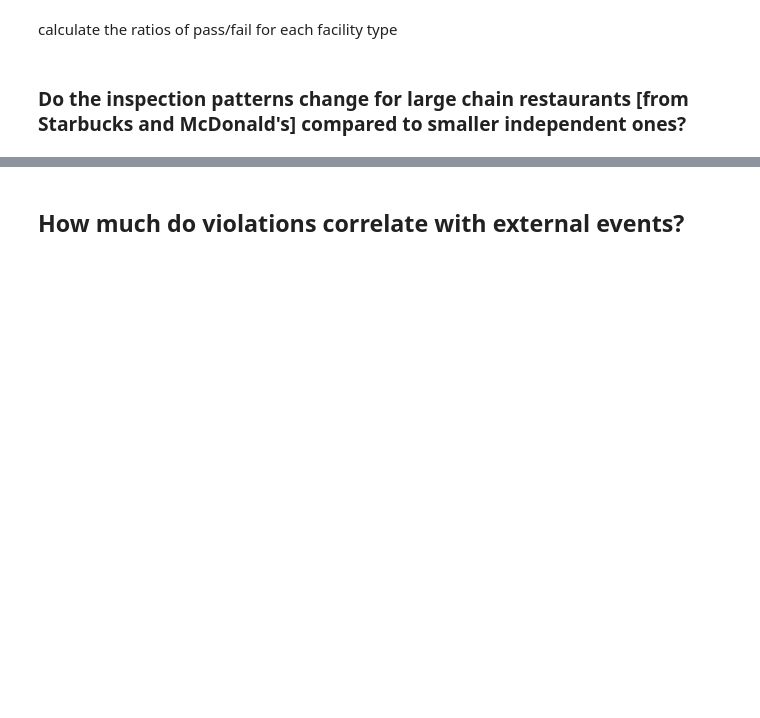
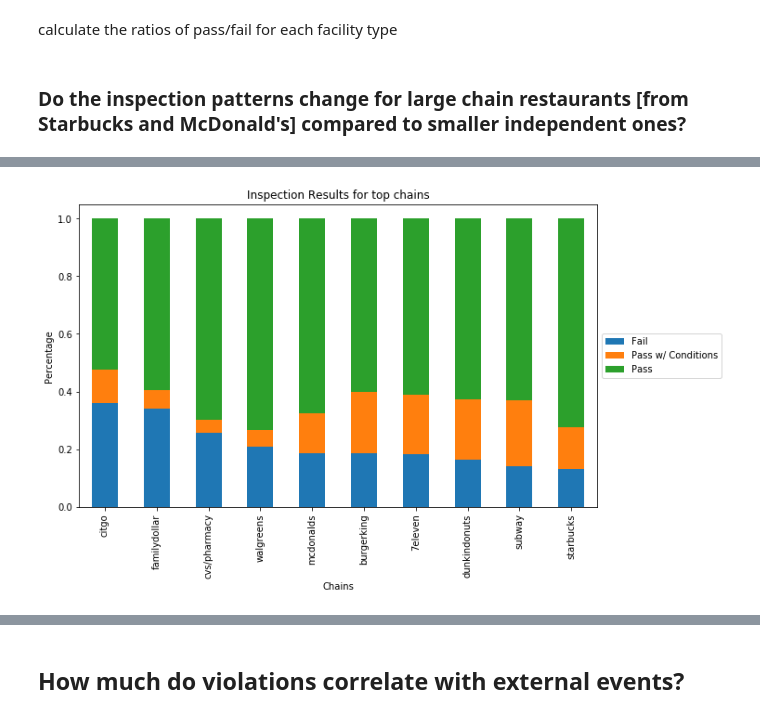
Before and after one commit to MNabegh/ADAknow, a Jupyter notebook: analysis.ipynb, the cells around one changed output, grey strips where cells are left out. Drawn from its saved outputs; the diff is of its cells as text; code cells hidden in the pictures; blank space fills up the shorter version.

```diff
--- a/analysis.ipynb
+++ b/analysis.ipynb
@@ -1743,0 +1717,12 @@ compare ratios of pass/fail/out-of-business/pass-with-conditions/not-yet-ready f
+# %%
+chicago_aka = chicago_df_noNan.copy()
+chicago_aka["aka_name"] = chicago_aka["aka_name"].str.replace("((\#\d+)|( )|(')|(-))","")
+chicago_aka["aka_name"] = chicago_aka["aka_name"].str.replace("starbuckscoffee","starbucks")
+
+nBranches = chicago_aka.groupby("aka_name").nunique()[["license"]]
+nBranches.sort_values("license", ascending=False, inplace=True)
+nBranches.rename(columns={"license":"n_establishments"}, inplace=True)
+nBranches = nBranches.reset_index()
+
+topChains = nBranches[:10]
+topChains
@@ -1743,0 +1806,11 @@ compare ratios of pass/fail/out-of-business/pass-with-conditions/not-yet-ready f
+# %%
+topResults = chicago_aka[chicago_aka["aka_name"].isin(topChains.aka_name)]
+topResults = topResults[topResults.results.isin(["Fail", "Pass", "Pass w/ Conditions"])]
+topResults = topResults.groupby(["aka_name","results"]).count()[["inspection_id"]]
+topResults = topResults.rename(columns={"inspection_id":"nInspections"})
+topResults['perc'] = topResults['nInspections']/topResults['nInspections'].groupby(["aka_name"]).sum()
+topResults = topResults[["perc"]].unstack()
+topResults.columns = topResults.columns.droplevel()
+topResults = topResults[["Fail", "Pass w/ Conditions", "Pass"]]
+topResults = topResults.sort_values("Fail",ascending=False)
+topResults
@@ -1743,0 +1830,8 @@ compare ratios of pass/fail/out-of-business/pass-with-conditions/not-yet-ready f
+# %%
+ax = topResults.plot.bar(stacked=True,figsize=(10,6),title="Inspection Results for top chains")
+ax.set_xlabel("Chains")
+ax.set_ylabel("Percentage")
+plt.legend(loc='center left', bbox_to_anchor=(1.0, 0.5))
+plt.show()
+# %% [output]
+[figure, added]
```
Also changed, not shown: parts of 69 cells of this notebook.
